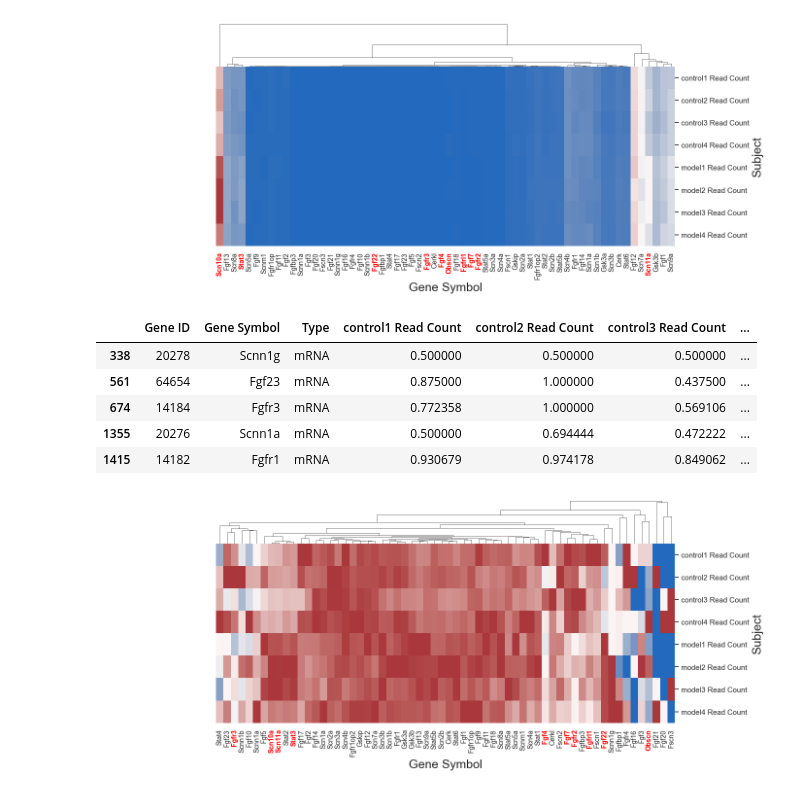
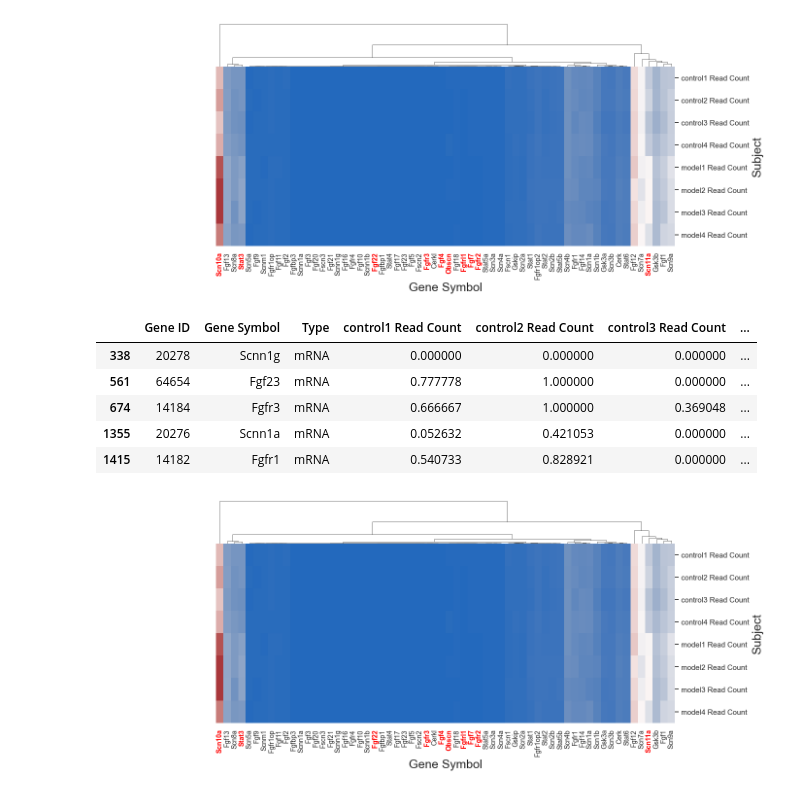
Before and after one commit to Ivan2nn/somatosensory-analysis, a Jupyter notebook: FirstAnalysis.ipynb, the cells around one changed output. Cells and saved outputs as stored; diff of their text form; code cells hidden in the pictures.

Commit message:
Min-max normalization for heatmap

```diff
--- a/FirstAnalysis.ipynb
+++ b/FirstAnalysis.ipynb
@@ -265,16 +265,17 @@ plot_clustermap(data_pivot, sig_lab)
 [figure]
 # %%
 df_filtered_normalized = df_filtered.copy(deep=True)
-data_normalized = df_filtered_normalized.iloc[:,3:11].values/np.max(df_filtered.iloc[:,3:11].values, axis=1).reshape(-1,1)
+data_normalized = df_filtered_normalized.iloc[:,3:11].values - np.min(df_filtered.iloc[:,3:11].values, axis=1).reshape(-1,1)
+data_normalized = data_normalized / np.max(data_normalized, axis=1).reshape(-1,1)
 df_filtered_normalized.iloc[:,3:11] = data_normalized
 df_filtered_normalized.head()
 # %% [output]
 |  | Gene ID | Gene Symbol | Type | control1 Read Count | control2 Read Count | control3 Read Count | ... |
-| 338 | 20278 | Scnn1g | mRNA | 0.500000 | 0.500000 | 0.500000 | ... |
-| 561 | 64654 | Fgf23 | mRNA | 0.875000 | 1.000000 | 0.437500 | ... |
-| 674 | 14184 | Fgfr3 | mRNA | 0.772358 | 1.000000 | 0.569106 | ... |
-| 1355 | 20276 | Scnn1a | mRNA | 0.500000 | 0.694444 | 0.472222 | ... |
-| 1415 | 14182 | Fgfr1 | mRNA | 0.930679 | 0.974178 | 0.849062 | ... |
+| 338 | 20278 | Scnn1g | mRNA | 0.000000 | 0.000000 | 0.000000 | ... |
+| 561 | 64654 | Fgf23 | mRNA | 0.777778 | 1.000000 | 0.000000 | ... |
+| 674 | 14184 | Fgfr3 | mRNA | 0.666667 | 1.000000 | 0.369048 | ... |
+| 1355 | 20276 | Scnn1a | mRNA | 0.052632 | 0.421053 | 0.000000 | ... |
+| 1415 | 14182 | Fgfr1 | mRNA | 0.540733 | 0.828921 | 0.000000 | ... |
 # %%
 df_melt_normalized = df_filtered_normalized.iloc[:,:11].melt(id_vars=['Gene ID','Gene Symbol', 'Type'], var_name='Subject', value_name='Read Count')
 
@@ -287,4 +288,4 @@ data_pivot = df_melt_normalized.pivot(*pivot_kws).sort_index()
 
 plot_clustermap(data_pivot, sig_lab)
 # %% [output]
-[figure, old version]
+[figure, new version]
```
